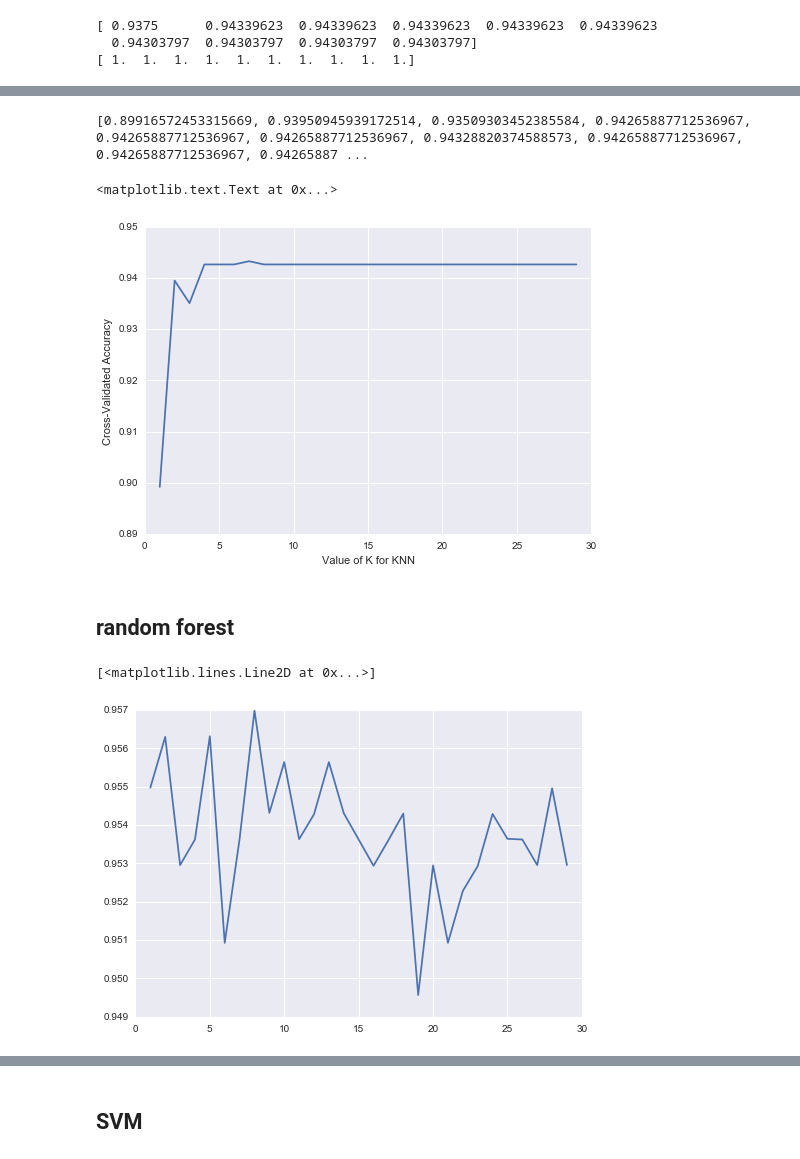
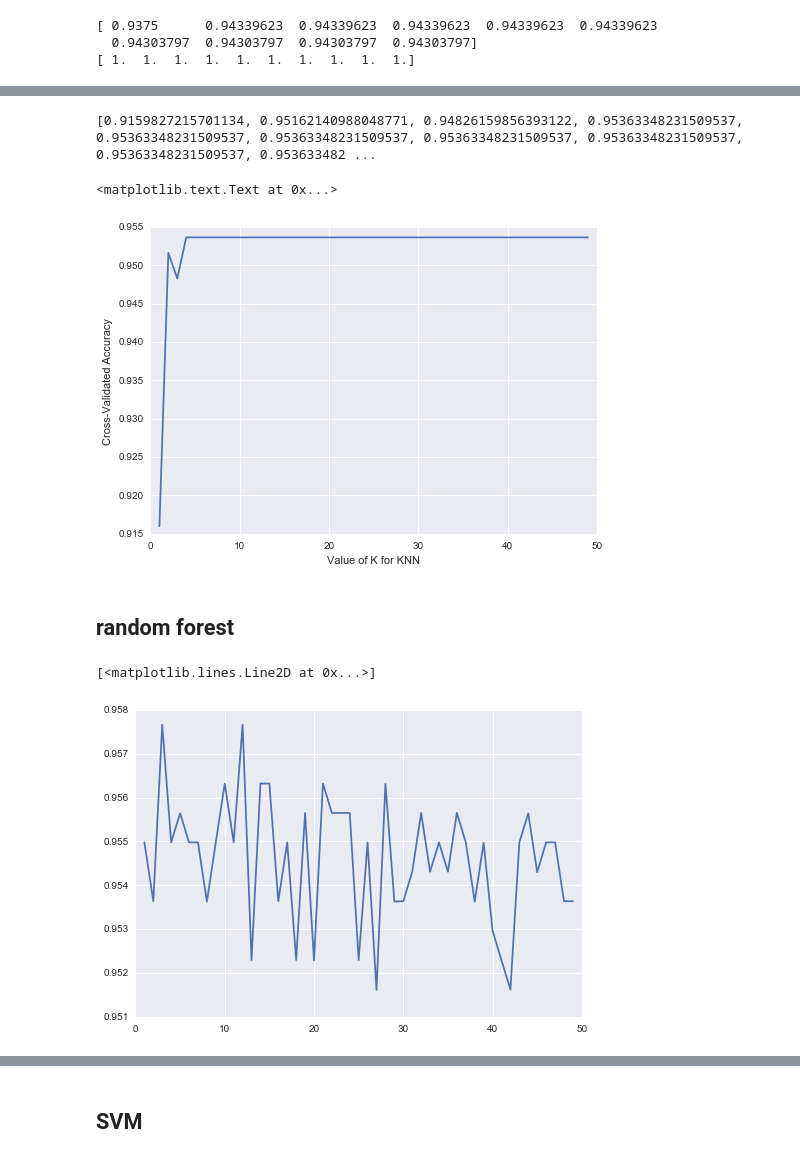
Before and after one commit to yennanliu/Kaggle.com_mini_project, a Jupyter notebook: Facebook-Recruiting-IV_-Human-or-Robot/Facebook_Human_or_Robot.ipynb, the cells around one changed output, grey strips where cells are left out. Saved outputs shown, nothing was run; the diff lists cells and outputs as text; code cells hidden in the pictures.

```diff
--- a/Facebook-Recruiting-IV_-Human-or-Robot/Facebook_Human_or_Robot.ipynb
+++ b/Facebook-Recruiting-IV_-Human-or-Robot/Facebook_Human_or_Robot.ipynb
@@ -359,7 +361,7 @@ ROC AUC: 0.65
 # %%
 ### KNN 2 ###
 
-k_range = range(1,30)
+k_range = range(1,50)
 k_scores = []
 for k in k_range:
 
@@ -376,24 +378,24 @@ plt.plot(k_range, k_scores)
 plt.xlabel('Value of K for KNN')
 plt.ylabel('Cross-Validated Accuracy')
 # %% [output]
-[0.89916572453315669, 0.93950945939172514, 0.93509303452385584, 0.94265887712536967, 0.94265887712536967, 0.94265887712536967, 0.94328820374588573, 0.94265887712536967, 0.94265887712536967, 0.94265887 ...
+[0.9159827215701134, 0.95162140988048771, 0.94826159856393122, 0.95363348231509537, 0.95363348231509537, 0.95363348231509537, 0.95363348231509537, 0.95363348231509537, 0.95363348231509537, 0.953633482 ...
 <matplotlib.text.Text at 0x...>
-[figure, old version]
+[figure, new version]
 # %% [markdown]
 ## random forest
 # %%
 ###  random forest  ###
-R_range = range(1,30)
+R_range = range(1,50)
 R_scores = []
 for R in R_range:
 
     RDF = RF(n_estimators=k)
     scores = cross_val_score(RDF, X_train, y_train, cv=10, scoring='accuracy')
     R_scores.append(scores.mean())
 plot(R_range, R_scores)
 # %% [output]
 [<matplotlib.lines.Line2D at 0x...>]
-[figure, old version]
+[figure, new version]
 # %%
 # ROC curve
 # shuffle and split training and test sets
```
Also changed, not shown: parts of 9 cells of this notebook.
